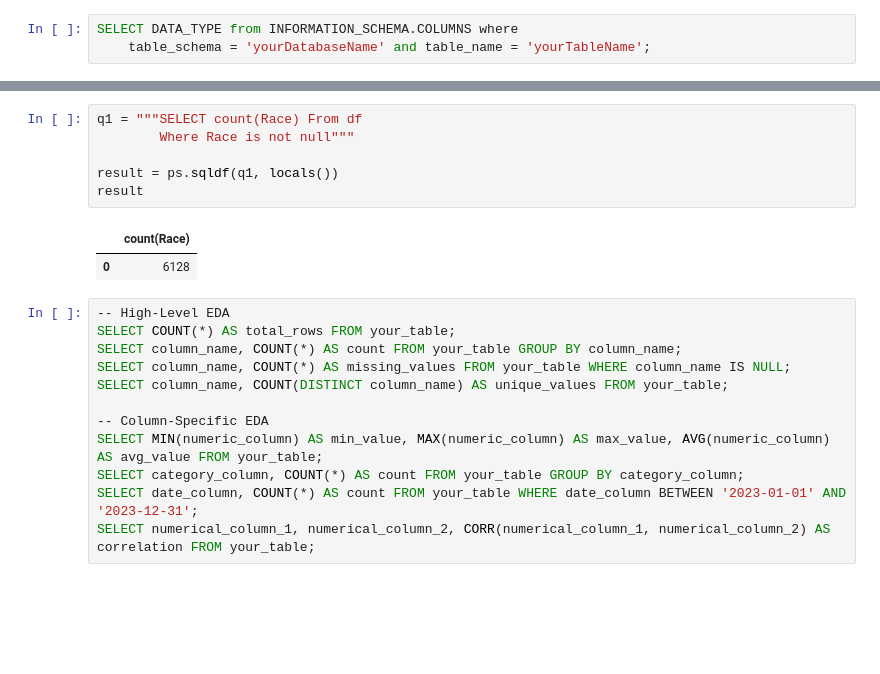
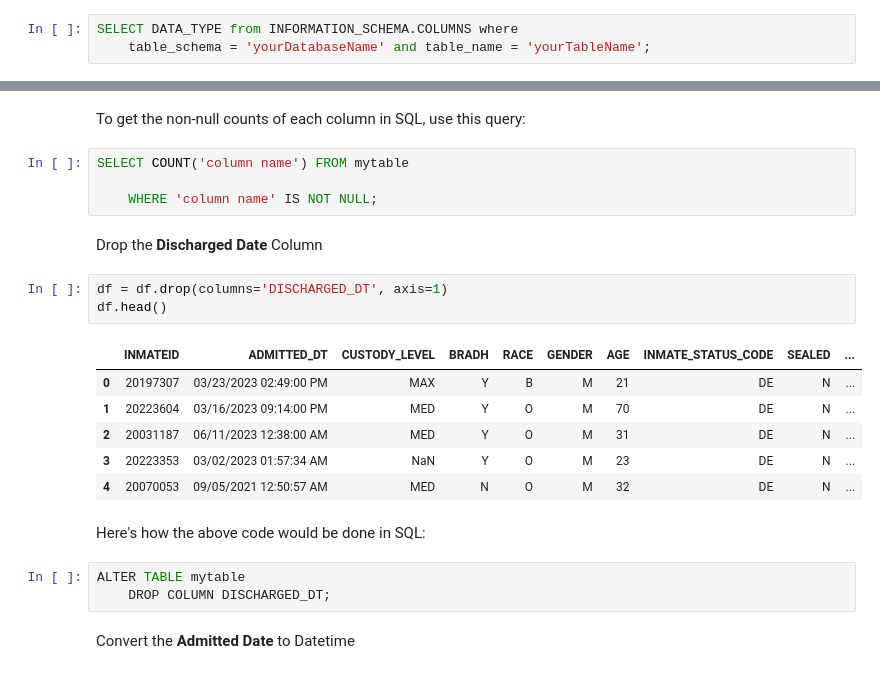
Before and after one commit to masonlonoff/NYC_Inmate_Profile, a Jupyter notebook: Crime_EDA.ipynb, the cells around one changed output, grey strips where cells are left out. Cells and saved outputs as stored; diff of their text form; blank space fills up the shorter version.

```diff
--- a/Crime_EDA.ipynb
+++ b/Crime_EDA.ipynb
@@ -175,21 +87,26 @@ dtype: object
-# %%
-q1 = """SELECT count(Race) From df
-        Where Race is not null"""
-
-result = ps.sqldf(q1, locals())
-result
-# %% [output]
-|  | count(Race) |
-| 0 | 6128 |
-# %%
--- High-Level EDA
-SELECT COUNT(*) AS total_rows FROM your_table;
-SELECT column_name, COUNT(*) AS count FROM your_table GROUP BY column_name;
-SELECT column_name, COUNT(*) AS missing_values FROM your_table WHERE column_name IS NULL;
-SELECT column_name, COUNT(DISTINCT column_name) AS unique_values FROM your_table;
-
--- Column-Specific EDA
-SELECT MIN(numeric_column) AS min_value, MAX(numeric_column) AS max_value, AVG(numeric_column) AS avg_value FROM your_table;
-SELECT category_column, COUNT(*) AS count FROM your_table GROUP BY category_column;
-SELECT date_column, COUNT(*) AS count FROM your_table WHERE date_column BETWEEN '2023-01-01' AND '2023-12-31';
-SELECT numerical_column_1, numerical_column_2, CORR(numerical_column_1, numerical_column_2) AS correlation FROM your_table;
+# %% [markdown]
+
+To get the non-null counts of each column in SQL, use this query:
+# %%
+SELECT COUNT('column name') FROM mytable
+
+    WHERE 'column name' IS NOT NULL;
+# %% [markdown]
+Drop the **Discharged Date** Column
+# %%
+df = df.drop(columns='DISCHARGED_DT', axis=1)
+df.head()
+# %% [output]
+|  | INMATEID | ADMITTED_DT | CUSTODY_LEVEL | BRADH | RACE | GENDER | AGE | INMATE_STATUS_CODE | SEALED | ... |
+| 0 | 20197307 | 03/23/2023 02:49:00 PM | MAX | Y | B | M | 21 | DE | N | ... |
+| 1 | 20223604 | 03/16/2023 09:14:00 PM | MED | Y | O | M | 70 | DE | N | ... |
+| 2 | 20031187 | 06/11/2023 12:38:00 AM | MED | Y | O | M | 31 | DE | N | ... |
+| 3 | 20223353 | 03/02/2023 01:57:34 AM | NaN | Y | O | M | 23 | DE | N | ... |
+| 4 | 20070053 | 09/05/2021 12:50:57 AM | MED | N | O | M | 32 | DE | N | ... |
+# %% [markdown]
+Here's how the above code would be done in SQL:
+# %%
+ALTER TABLE mytable
+    DROP COLUMN DISCHARGED_DT;
+# %% [markdown]
+Convert the **Admitted Date** to Datetime
```
Also changed, not shown: parts of 86 cells of this notebook.
